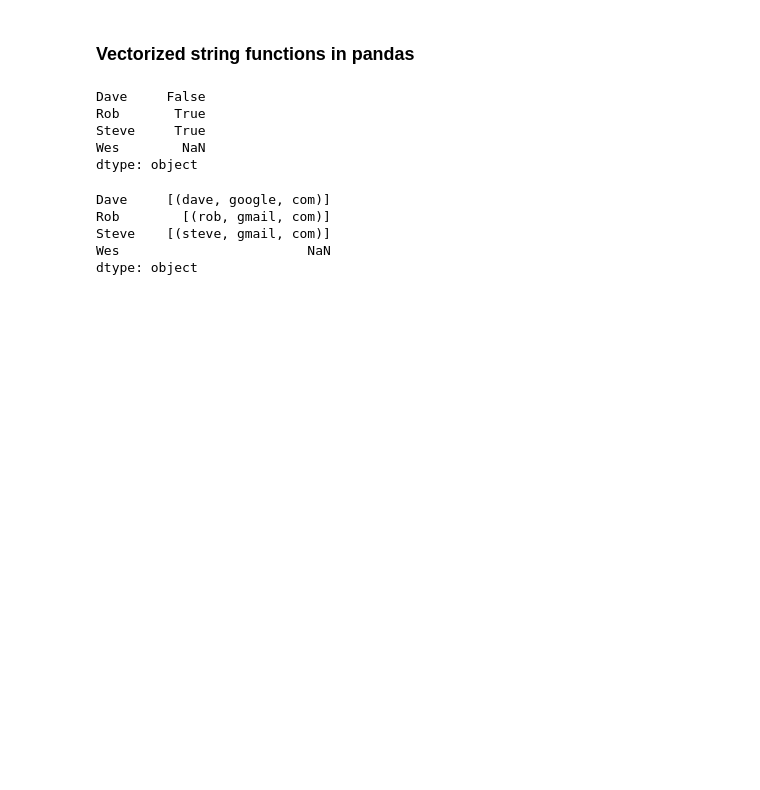
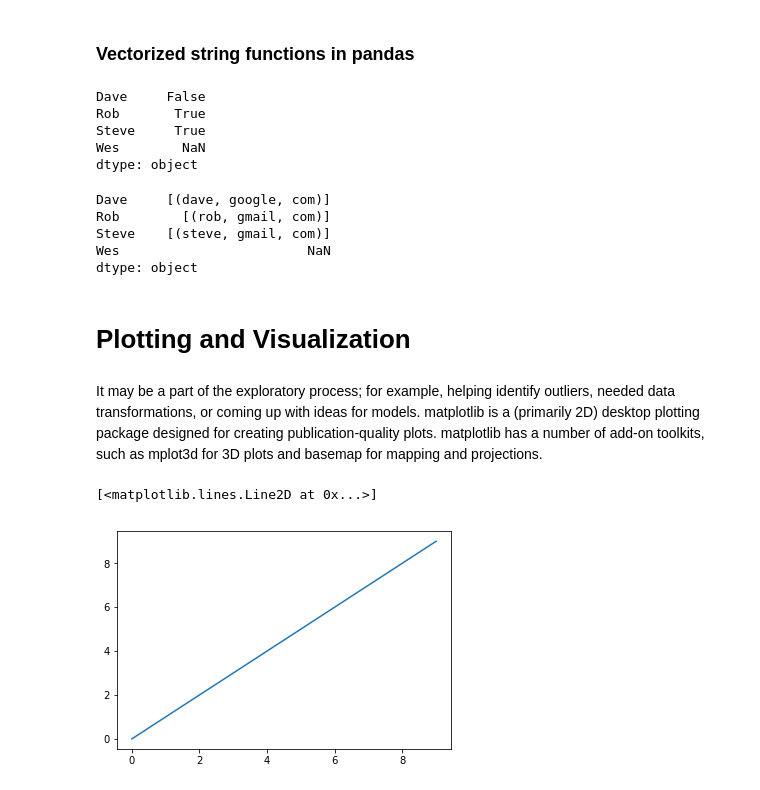
Before and after one commit to reetawwsum/Jupyter-Notebooks, a Jupyter notebook: Python for Data Analysis.ipynb, the cells around one changed output. Saved outputs shown, nothing was run; the diff lists cells and outputs as text; code cells hidden in the pictures; blank space fills up the shorter version.

```diff
--- a/Python for Data Analysis.ipynb
+++ b/Python for Data Analysis.ipynb
@@ -1693,3 +1693,7 @@ Rob        [(rob, gmail, com)]
 Steve    [(steve, gmail, com)]
 Wes                        NaN
 dtype: object
+# %% [markdown]
+# Plotting and Visualization
+# %% [markdown]
+It may be a part of the exploratory process; for example, helping identify outliers, needed data transformations, or coming up with ideas for models. matplotlib is a (primarily 2D) desktop plotting package designed for creating publication-quality plots. matplotlib has a number of add-on toolkits, such as mplot3d for 3D plots and basemap for mapping and projections.
@@ -1695,0 +1704,5 @@ dtype: object
+# %%
+plt.plot(np.arange(10))
+# %% [output]
+[<matplotlib.lines.Line2D at 0x...>]
+[figure, added]
```
Also changed, not shown: parts of 11 cells of this notebook.
